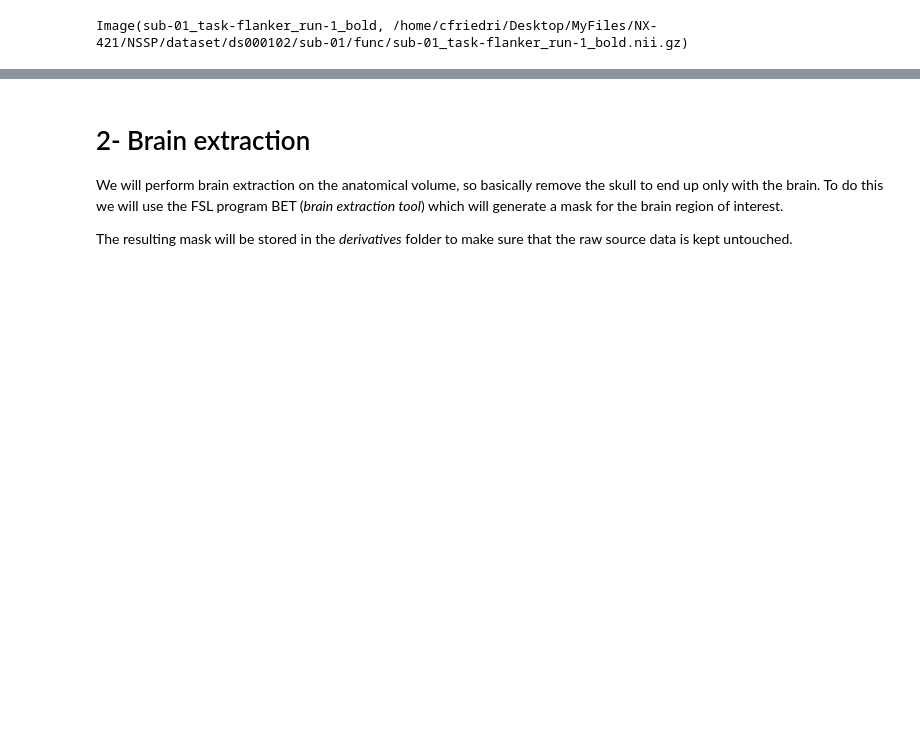
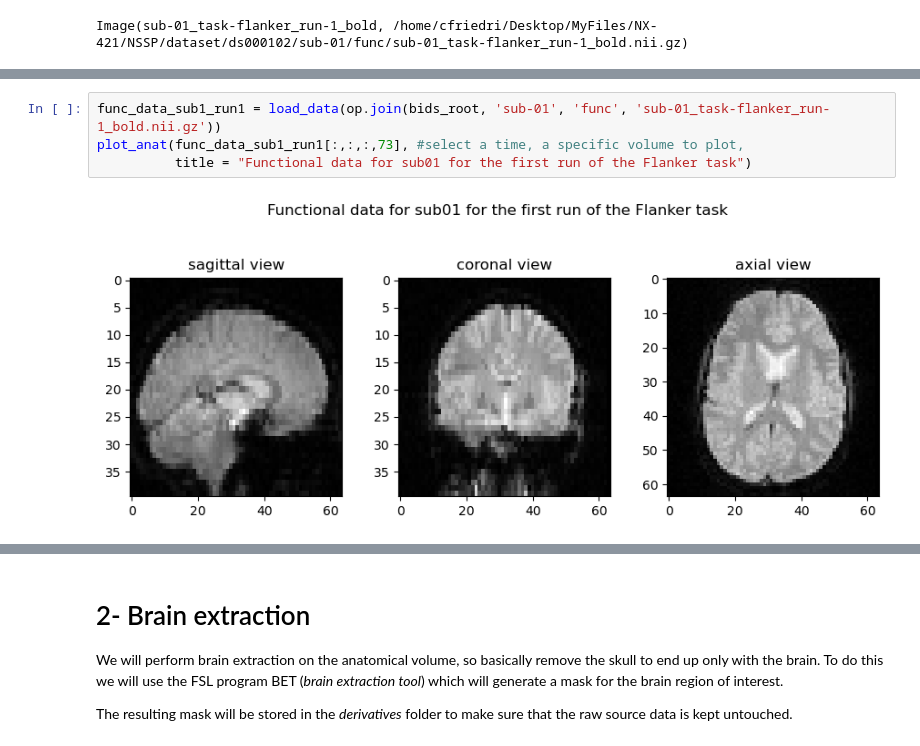
Before and after one commit to claireFriedrich/NSSP, a Jupyter notebook: MiniProject1.ipynb, the cells around one changed output, grey strips where cells are left out. Drawn from its saved outputs; the diff is of its cells as text; blank space fills up the shorter version.

```diff
--- a/MiniProject1.ipynb
+++ b/MiniProject1.ipynb
@@ -135,6 +165,12 @@ Image(sub-01_task-flanker_run-1_bold, /home/cfriedri/Desktop/MyFiles/NX-421/NSSP
 # %% [markdown]
 <center><img src="imgs/vis_func_run1.gif"/>
     <p style="text-align:center;"><i>Functional data for sub01 for the first run of the Flanker task</i></p></center>
+# %%
+func_data_sub1_run1 = load_data(op.join(bids_root, 'sub-01', 'func', 'sub-01_task-flanker_run-1_bold.nii.gz'))
+plot_anat(func_data_sub1_run1[:,:,:,73], #select a time, a specific volume to plot,
+          title = "Functional data for sub01 for the first run of the Flanker task")
+# %% [output]
+[figure, added]
 # %%
 reset_overlays()
 load(op.join(bids_root, 'sub-01', 'func', 'sub-01_task-flanker_run-2_bold.nii.gz'))
```
Also changed, not shown: parts of 40 cells of this notebook.
